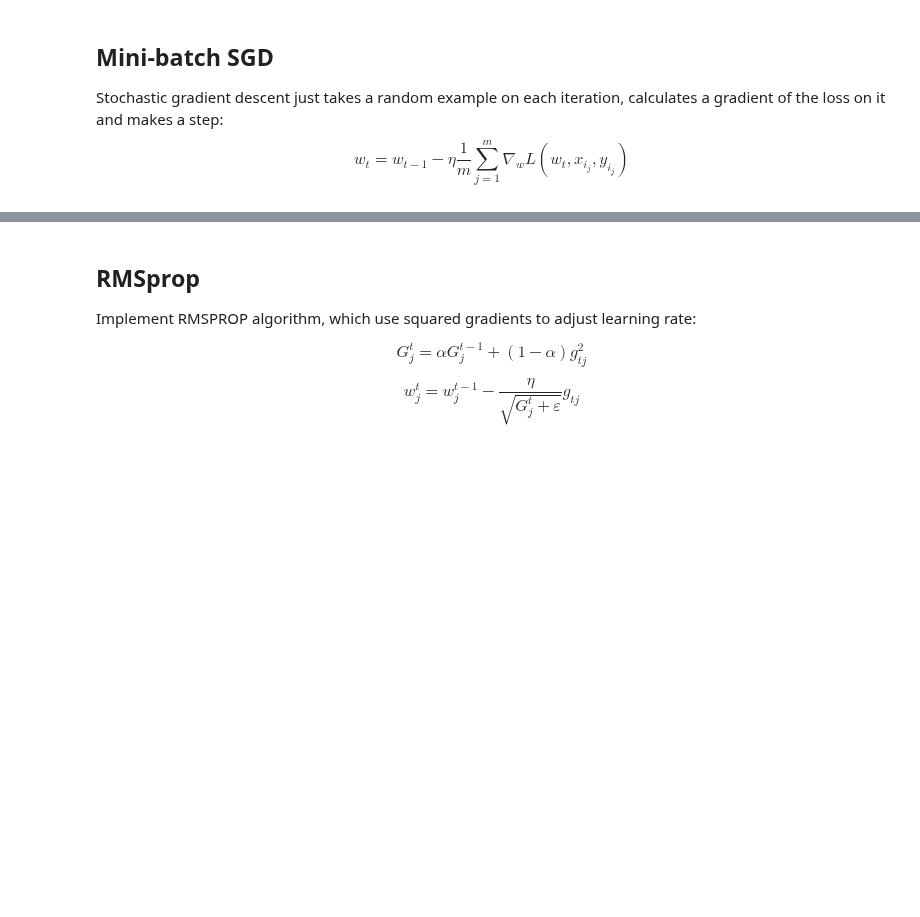
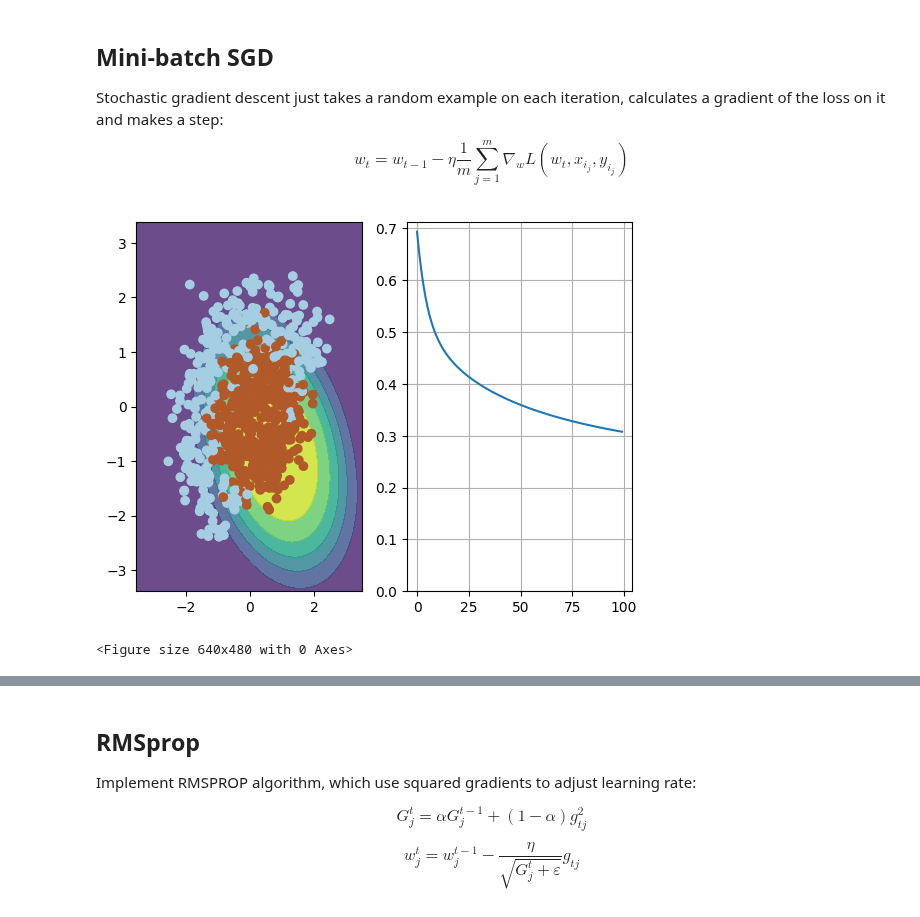
Before and after one commit to fengxiaolong886/Rampup2024, a Jupyter notebook: 3CourseraDL/week1/week01_pa.ipynb, the cells around one changed output, grey strips where cells are left out. Drawn from its saved outputs; the diff is of its cells as text; code cells hidden in the pictures; blank space fills up the shorter version.

```diff
--- a/3CourseraDL/week1/week01_pa.ipynb
+++ b/3CourseraDL/week1/week01_pa.ipynb
@@ -170,6 +164,9 @@ def compute_grad(X, y, w):
     """
 
     # TODO<your code here>
+    prob = probability(X, w)
+    grad = -1.0 / X.shape[0] * np.sum((y - prob)[:, None] * X, axis = 0)
+    return grad
 # %%
 # use output of this cell to fill answer field
 ans_part3 = np.linalg.norm(compute_grad(X_expanded, y, dummy_weights))
@@ -221,26 +220,31 @@ $$ w_t = w_{t-1} - \eta \dfrac{1}{m} \sum_{j=1}^m \nabla_w L(w_t, x_{i_j}, y_{i_
 # %%
 # please use np.random.seed(42), eta=0.1, n_iter=100 and batch_size=4 for deterministic results
 
 np.random.seed(42)
 w = np.array([0, 0, 0, 0, 0, 1])
 
 eta= 0.1 # learning rate
 
 n_iter = 100
 batch_size = 4
 loss = np.zeros(n_iter)
 plt.figure(figsize=(12, 5))
 
 for i in range(n_iter):
     ind = np.random.choice(X_expanded.shape[0], batch_size)
     loss[i] = compute_loss(X_expanded, y, w)
     if i % 10 == 0:
         visualize(X_expanded[ind, :], y[ind], w, loss)
 
     # TODO:<your code here>
+    grad = compute_grad(X_expanded, y, w)
+    w = w - eta * grad
 
 visualize(X, y, w, loss)
 plt.clf()
+# %% [output]
+[figure, added]
+<Figure size 640x480 with 0 Axes>
 # %%
 # use output of this cell to fill answer field
 
```
Also changed, not shown: parts of 6 cells of this notebook, 2 other files.
